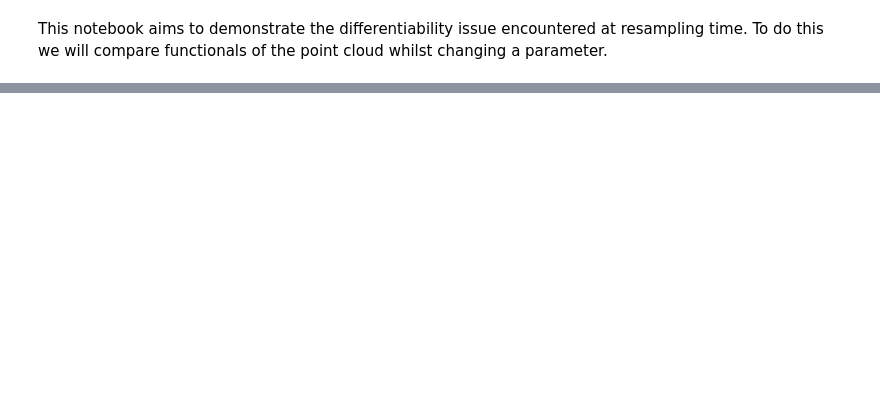
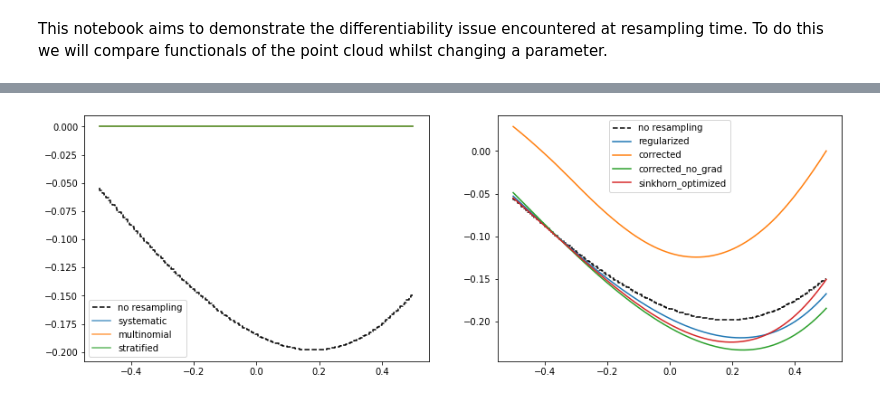
Before and after one commit to JTT94/filterflow, a Jupyter notebook: notebooks/examples/DifferentiabilityIllustration.ipynb, the cells around one changed output, grey strips where cells are left out. Cells and saved outputs as stored; diff of their text form; code cells hidden in the pictures; blank space fills up the shorter version.

```diff
--- a/notebooks/examples/DifferentiabilityIllustration.ipynb
+++ b/notebooks/examples/DifferentiabilityIllustration.ipynb
@@ -174,13 +161,16 @@ fig.savefig(os.path.join('./charts/', 'differentiability_illustration_likelihood
 # %%
 fig, axes = plt.subplots(ncols=2, figsize=(15, 5), sharex=True, sharey=False)
 axes[0].step(linspace, no_resampling_grad, label='no resampling', linestyle='--', color='k')
 axes[1].step(linspace, no_resampling_grad, label='no resampling', linestyle='--', color='k')
 axes[0].step(linspace, systematic_grad, label='systematic', alpha=0.75)
 axes[0].step(linspace, multinomial_grad, label='multinomial', alpha=0.75)
 axes[0].step(linspace, stratified_grad, label='stratified', alpha=0.75)
-# axes[1].plot(linspace, regularized_grad, label='regularized')
+axes[1].plot(linspace, regularized_grad, label='regularized')
 axes[1].plot(linspace, corrected_grad, label='corrected')
 axes[1].plot(linspace, corrected_no_grad_grad, label='corrected_no_grad')
-axes[1].plot(linspace, optimized_grad, label='optimized_data')
+# axes[1].plot(linspace, sliced_optimized_data, label='sliced_optimized')
+axes[1].plot(linspace, sinkhorn_optimized_grad, label='sinkhorn_optimized')
 _ = axes[0].legend(), axes[1].legend()
 fig.savefig(os.path.join('./charts/', 'differentiability_illustration_gradient.png'))
+# %% [output]
+[figure, added]
```
Also changed, not shown: parts of 8 cells of this notebook, 4 other files.
